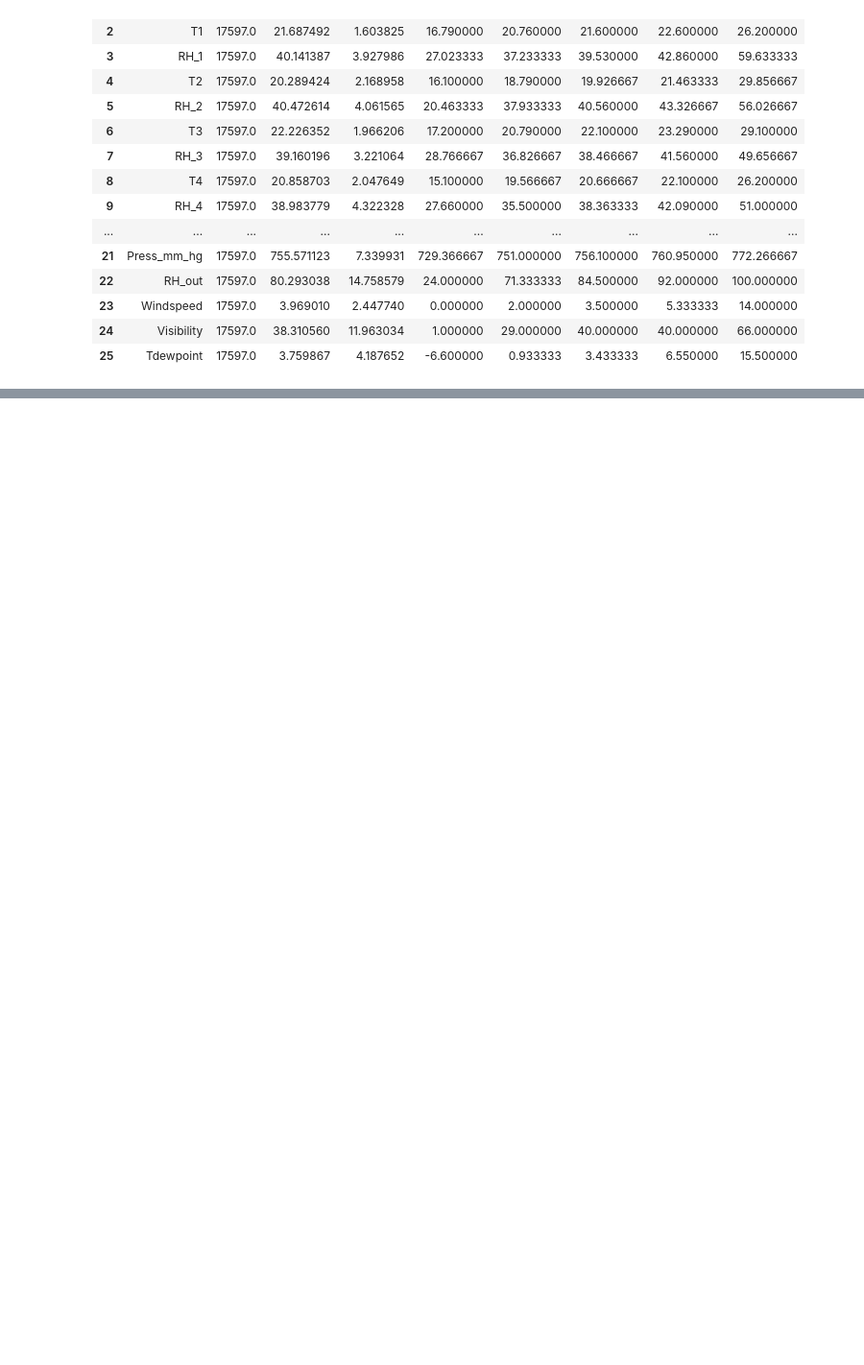
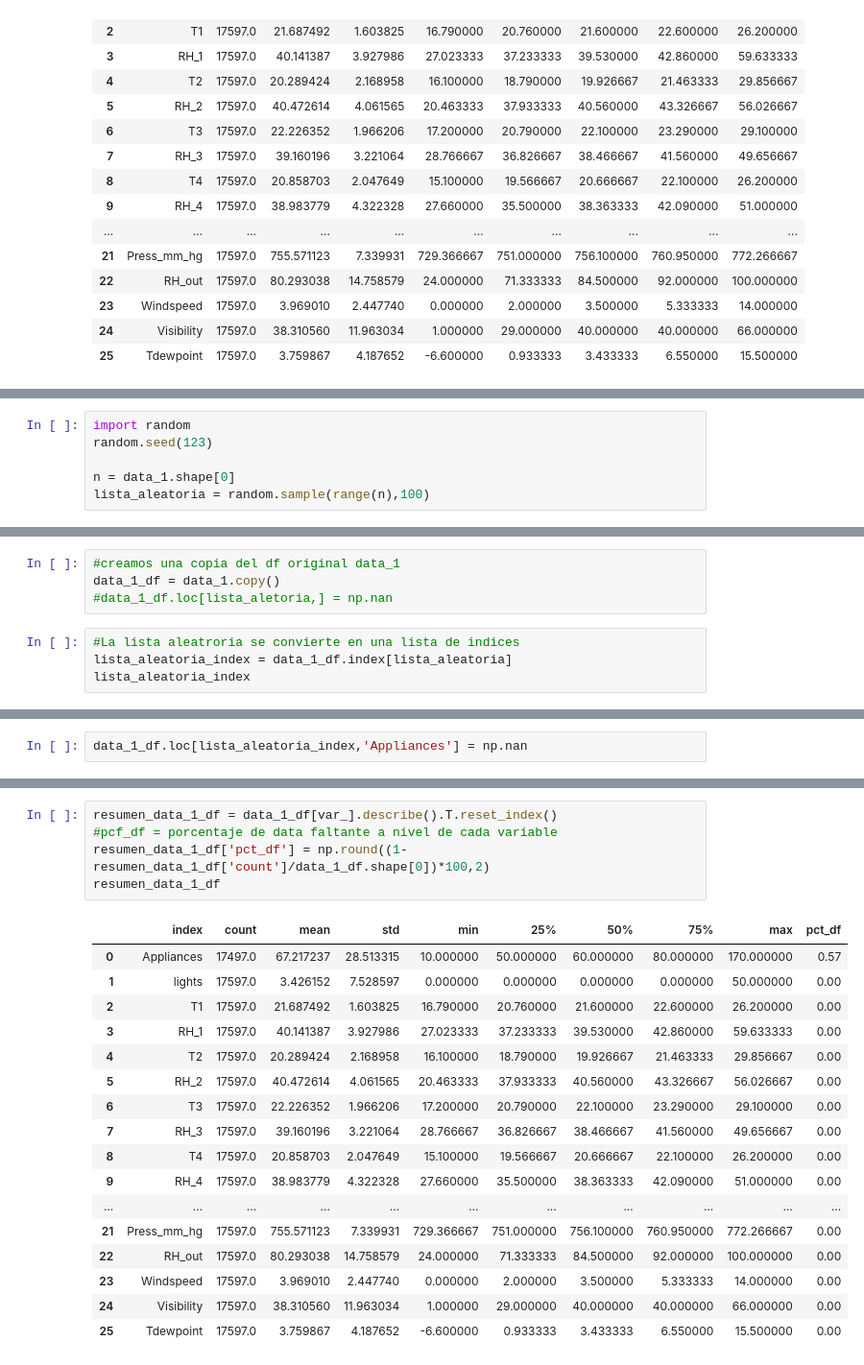
Before and after one commit to PabloAndree/Python_PA, a Jupyter notebook: Procesamiento_de_información_para_ML.ipynb, the cells around one changed output, grey strips where cells are left out. Shown at 96% size. Saved outputs shown, nothing was run; the diff lists cells and outputs as text; blank space fills up the shorter version.

```diff
--- a/Procesamiento_de_información_para_ML.ipynb
+++ b/Procesamiento_de_información_para_ML.ipynb
@@ -197,0 +227,6 @@ resumen_data_1
+# %%
+import random
+random.seed(123)
+
+n = data_1.shape[0]
+lista_aleatoria = random.sample(range(n),100)
@@ -197,0 +253,8 @@ resumen_data_1
+# %%
+#creamos una copia del df original data_1
+data_1_df = data_1.copy()
+#data_1_df.loc[lista_aletoria,] = np.nan
+# %%
+#La lista aleatroria se convierte en una lista de indices
+lista_aleatoria_index = data_1_df.index[lista_aleatoria]
+lista_aleatoria_index
@@ -197,0 +273,2 @@ resumen_data_1
+# %%
+data_1_df.loc[lista_aleatoria_index,'Appliances'] = np.nan
@@ -197,0 +285,23 @@ resumen_data_1
+# %%
+resumen_data_1_df = data_1_df[var_].describe().T.reset_index()
+#pcf_df = porcentaje de data faltante a nivel de cada variable
+resumen_data_1_df['pct_df'] = np.round((1-resumen_data_1_df['count']/data_1_df.shape[0])*100,2)
+resumen_data_1_df
+# %% [output]
+|  | index | count | mean | std | min | 25% | 50% | 75% | max | pct_df |
+| 0 | Appliances | 17497.0 | 67.217237 | 28.513315 | 10.000000 | 50.000000 | 60.000000 | 80.000000 | 170.000000 | 0.57 |
+| 1 | lights | 17597.0 | 3.426152 | 7.528597 | 0.000000 | 0.000000 | 0.000000 | 0.000000 | 50.000000 | 0.00 |
+| 2 | T1 | 17597.0 | 21.687492 | 1.603825 | 16.790000 | 20.760000 | 21.600000 | 22.600000 | 26.200000 | 0.00 |
+| 3 | RH_1 | 17597.0 | 40.141387 | 3.927986 | 27.023333 | 37.233333 | 39.530000 | 42.860000 | 59.633333 | 0.00 |
+| 4 | T2 | 17597.0 | 20.289424 | 2.168958 | 16.100000 | 18.790000 | 19.926667 | 21.463333 | 29.856667 | 0.00 |
+| 5 | RH_2 | 17597.0 | 40.472614 | 4.061565 | 20.463333 | 37.933333 | 40.560000 | 43.326667 | 56.026667 | 0.00 |
+| 6 | T3 | 17597.0 | 22.226352 | 1.966206 | 17.200000 | 20.790000 | 22.100000 | 23.290000 | 29.100000 | 0.00 |
+| 7 | RH_3 | 17597.0 | 39.160196 | 3.221064 | 28.766667 | 36.826667 | 38.466667 | 41.560000 | 49.656667 | 0.00 |
+| 8 | T4 | 17597.0 | 20.858703 | 2.047649 | 15.100000 | 19.566667 | 20.666667 | 22.100000 | 26.200000 | 0.00 |
+| 9 | RH_4 | 17597.0 | 38.983779 | 4.322328 | 27.660000 | 35.500000 | 38.363333 | 42.090000 | 51.000000 | 0.00 |
+| ... | ... | ... | ... | ... | ... | ... | ... | ... | ... | ... |
+| 21 | Press_mm_hg | 17597.0 | 755.571123 | 7.339931 | 729.366667 | 751.000000 | 756.100000 | 760.950000 | 772.266667 | 0.00 |
+| 22 | RH_out | 17597.0 | 80.293038 | 14.758579 | 24.000000 | 71.333333 | 84.500000 | 92.000000 | 100.000000 | 0.00 |
+| 23 | Windspeed | 17597.0 | 3.969010 | 2.447740 | 0.000000 | 2.000000 | 3.500000 | 5.333333 | 14.000000 | 0.00 |
+| 24 | Visibility | 17597.0 | 38.310560 | 11.963034 | 1.000000 | 29.000000 | 40.000000 | 40.000000 | 66.000000 | 0.00 |
+| 25 | Tdewpoint | 17597.0 | 3.759867 | 4.187652 | -6.600000 | 0.933333 | 3.433333 | 6.550000 | 15.500000 | 0.00 |
```
Also changed, not shown: parts of 15 cells of this notebook.
